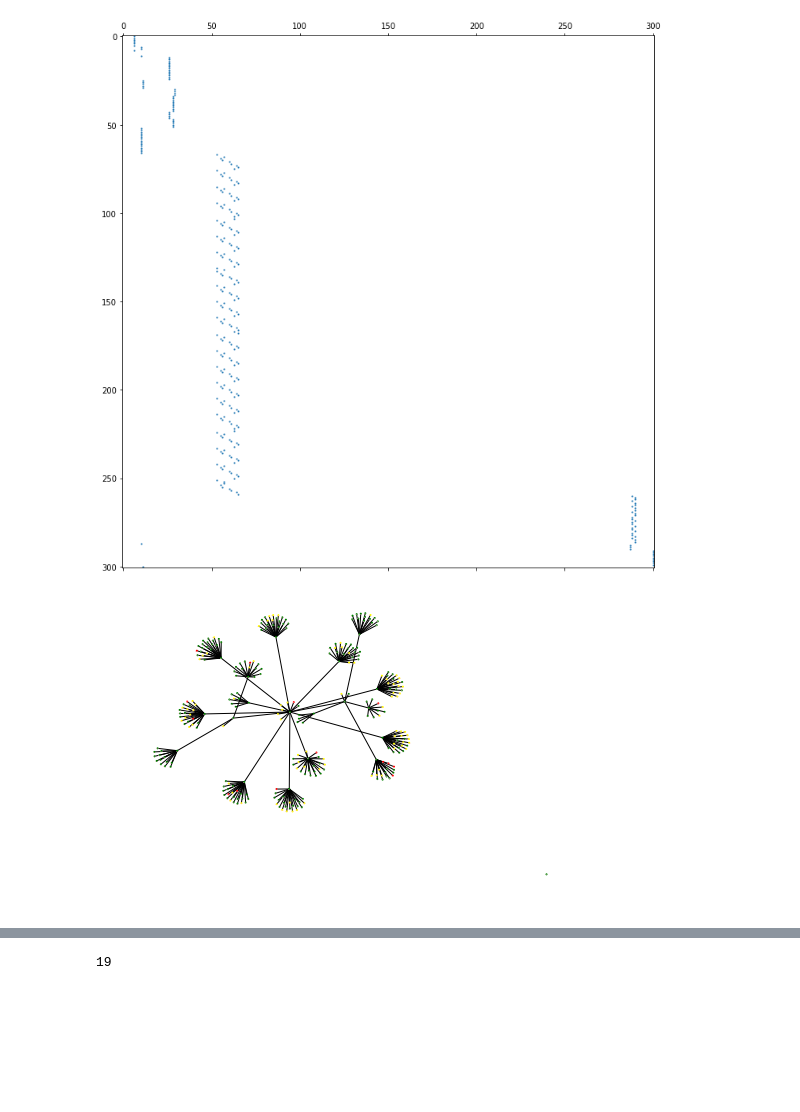
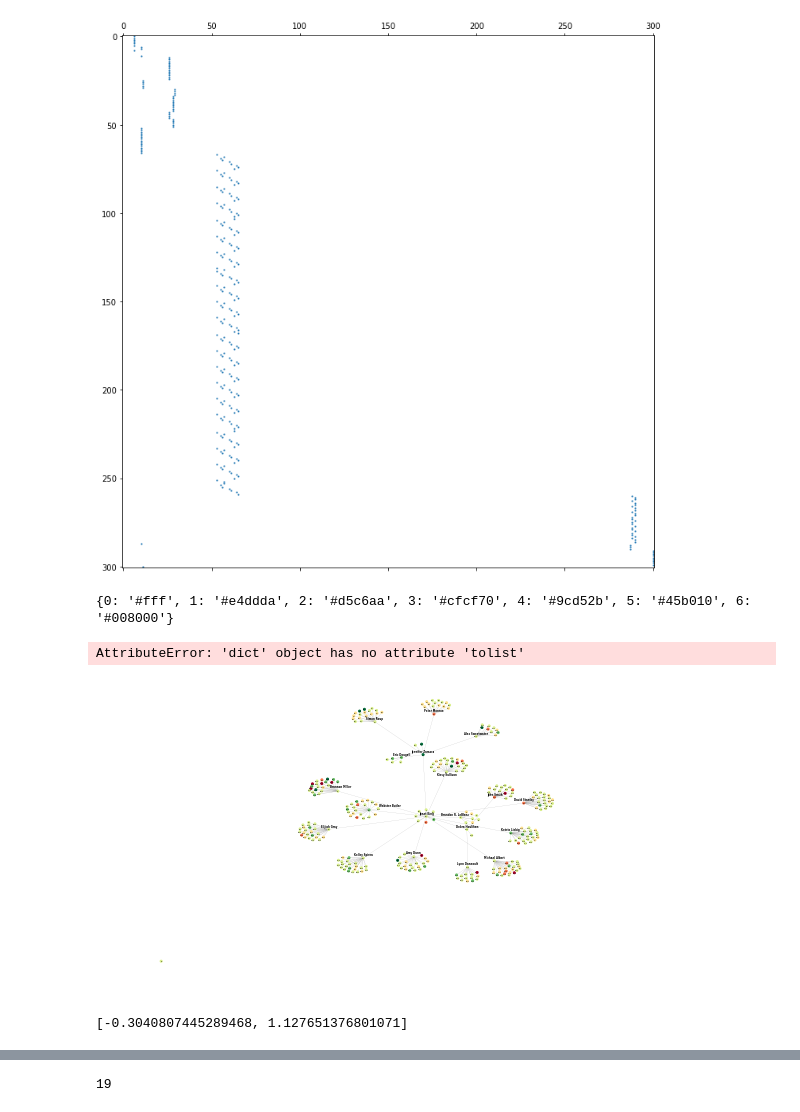
Before and after one commit to parkjan4/DSIP, a Jupyter notebook: Project/HR Project.ipynb, the cells around one changed output, grey strips where cells are left out. Cells and saved outputs as stored; diff of their text form; code cells hidden in the pictures; blank space fills up the shorter version.

```diff
--- a/Project/HR Project.ipynb
+++ b/Project/HR Project.ipynb
@@ -370,12 +372,2 @@ fig=plt.spy(adj_matr, markersize=1)
 # %% [output]
 [figure]
-# %%
-G = nx.from_numpy_matrix(adj_matr)
-color_dict={0:'green',1:'yellow',2:'red'}
-color_map = []
-for node in G:
-    color_map.append(color_dict.get(classes[node]))
-nx.draw(G,node_size=1,node_color = color_map,with_labels=True,font_size=2,font_color='pink')
-plt.savefig('graph.png',dpi=1000)
-# %% [output]
-[figure, removed]
@@ -381,0 +377,65 @@ plt.savefig('graph.png',dpi=1000)
+# %%
+from colour import Color
+red = Color('white')
+colors = list(red.range_to(Color('green'),7))
+color_dict = {key: value.hex for key, value in enumerate(colors)}
+color_map = []
+for node in G:
+    color_map.append(color_dict.get(data.performance_score[node]))
+# %% [output]
+{0: '#fff', 1: '#e4ddda', 2: '#d5c6aa', 3: '#cfcf70', 4: '#9cd52b', 5: '#45b010', 6: '#008000'}
+# %%
+nx.get_node_attributes(G,'perf').tolist()
+# %% [output]
+AttributeError: 'dict' object has no attribute 'tolist'
+# %%
+
+plt.figure()
+
+color_dict={0:'green',1:'yellow',2:'red'}
+
+color_map = []
+for node in G:
+    color_map.append(color_dict.get(classes[node]))
+
+from colour import Color
+red = Color('white')
+colors = list(red.range_to(Color('green'),7))
+color_dict = {key: value.hex for key, value in enumerate(colors)}
+color_map = []
+for node in G:
+    color_map.append(color_dict.get(data.performance_score[node]))
+
+nx.set_node_attributes(G, data.performance_score, 'perf')
+
+nx.draw(G, pos_nodes,node_size=4,node_color=data.performance_score.replace(0,3),vmin=1,vmax=6,cmap = 'RdYlGn', with_labels=True,font_size=2,font_color='black',edge_color='grey',width=0.1)
+
+pos_attrs = {}
+for node, coords in pos_nodes.items():
+    pos_attrs[node] = [coords[0], coords[1] + 0.02]
+
+managers=[6,10,26,11,29,28,53,57,55,56,60,61,64,65,63,288,290,287,300]
+pos = { manager: pos_nodes[manager] for manager in managers }
+lab = dict(map(reversed, indx.items()))
+
+
+pos_attrs[61]=(pos_attrs[61]+np.array([0.01,0.01])).tolist()
+pos_attrs[55]=(pos_attrs[55]+np.array([0.07,0.01])).tolist()
+pos_attrs[56]=(pos_attrs[56]+np.array([0.0,0.01])).tolist()
+pos_attrs[6]=(pos_attrs[6]+np.array([-0.02,0])).tolist()
+pos_attrs[65]=(pos_attrs[65]+np.array([0,-0.04])).tolist()
+pos_attrs[10]=(pos_attrs[10]+np.array([0,-0.005])).tolist()
+pos_attrs[290]=(pos_attrs[290]+np.array([0,-0.005])).tolist()
+#node_attrs = nx.get_node_attributes(G, 'type')
+#custom_node_attrs = {}
+#for node, attr in node_attrs.items():
+#    custom_node_attrs[node] = "{'type': '" + attr + "'}"
+
+nx.draw_networkx_labels(G, pos_attrs, labels=lab,font_size=2.5,font_weight='bold')
+plt.savefig('graph1.png',dpi=1000)
+# %% [output]
+[figure, added]
+# %%
+(pos_attrs[61]+np.array([0,1])).tolist()
+# %% [output]
+[-0.3040807445289468, 1.127651376801071]
```
Also changed, not shown: parts of 7 cells of this notebook, 11 other files.
